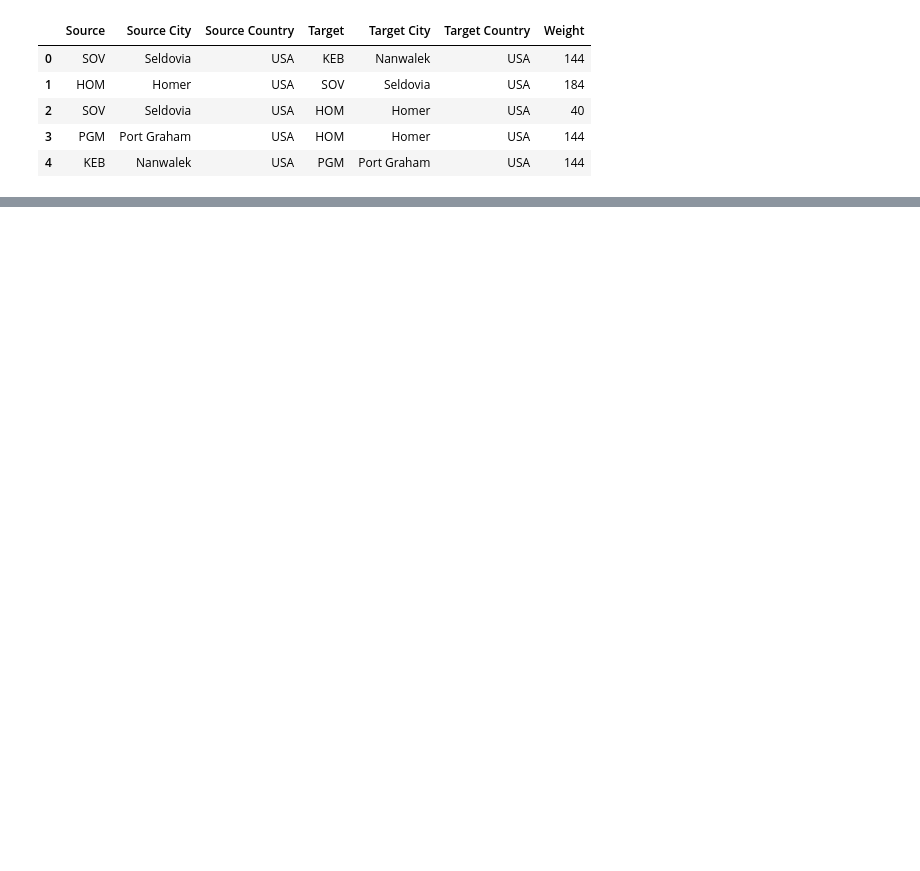
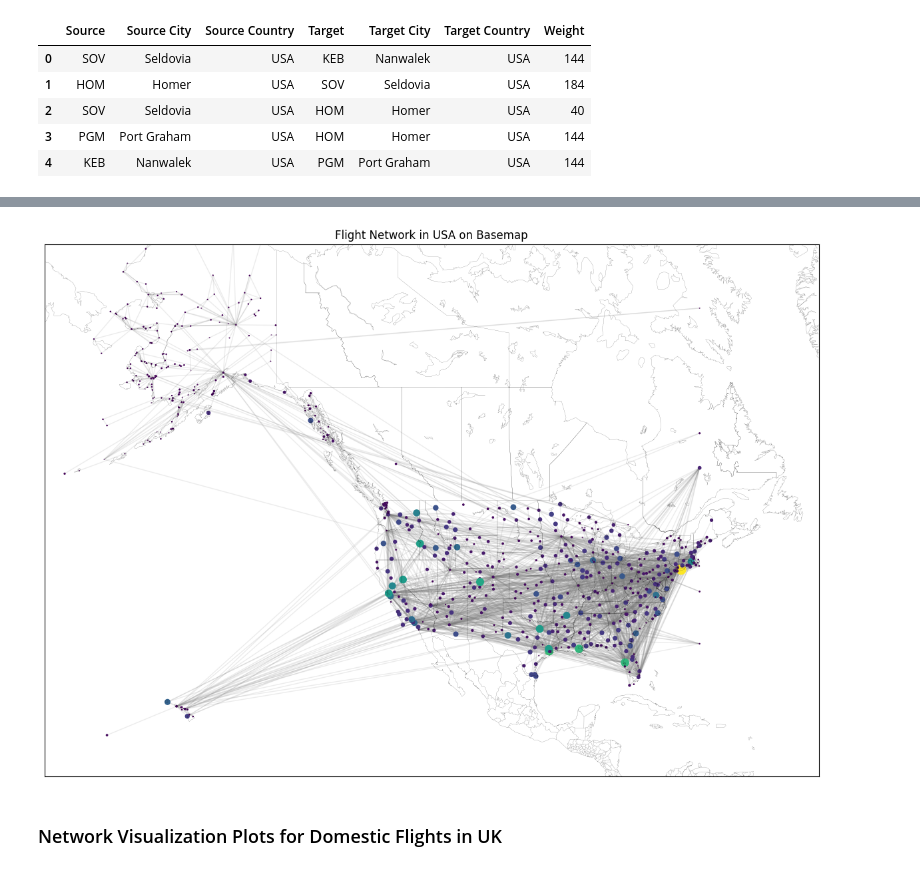
Before and after one commit to juliangdz/Multi-Scale-Network-Analysis-of-Flight-Data, a Jupyter notebook: analysis.ipynb, the cells around one changed output, grey strips where cells are left out. Drawn from its saved outputs; the diff is of its cells as text; code cells hidden in the pictures; blank space fills up the shorter version.

```diff
--- a/analysis.ipynb
+++ b/analysis.ipynb
@@ -188,0 +473,7 @@ data_integrity_checks(merged_flights_data_corrected)
+# %%
+# Create Basemap network plots for each country
+create_basemap_network_plot(cleaned_flights_data_corrected, "USA", *bounding_boxes["USA"],mode='advanced')
+# %% [output]
+[figure, added]
+# %% [markdown]
+### Network Visualization Plots for Domestic Flights in UK
```
Also changed, not shown: parts of 49 cells of this notebook, 7 other files.
